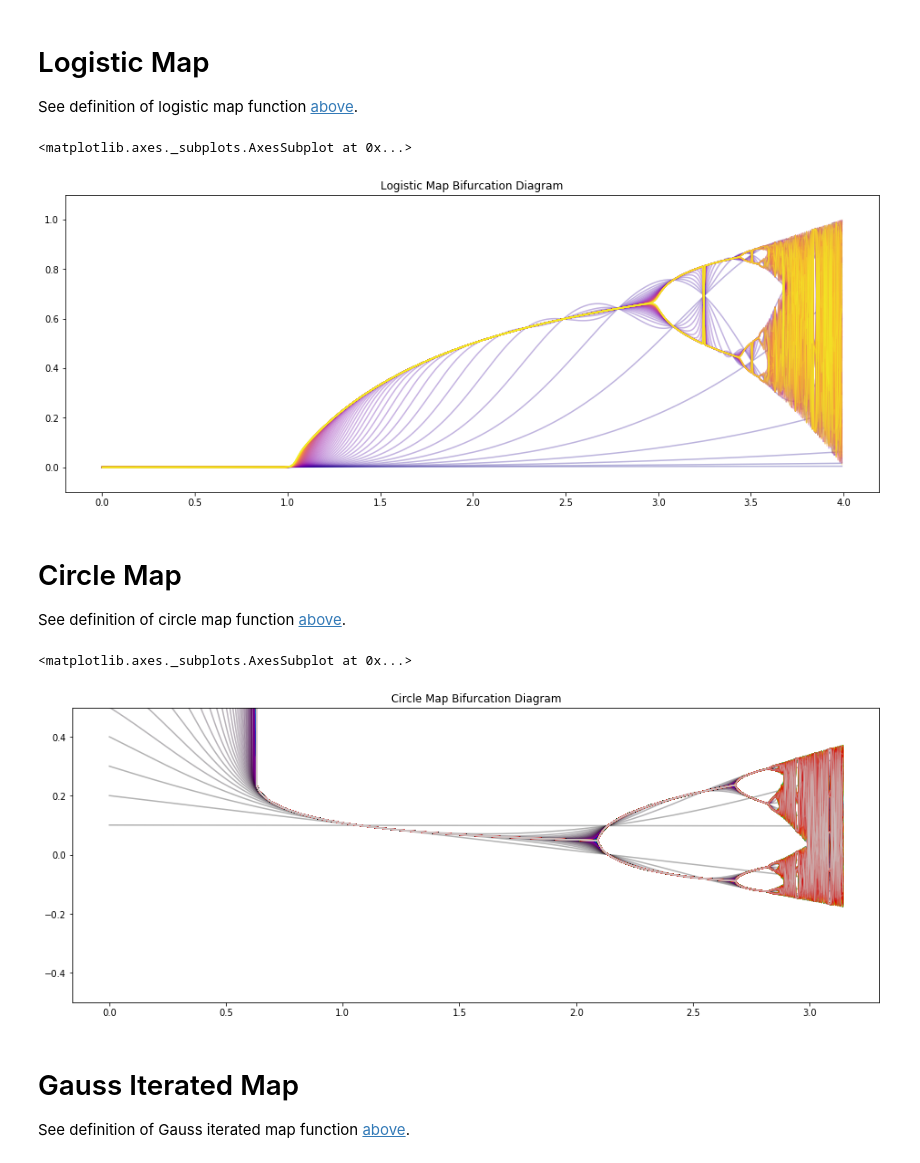
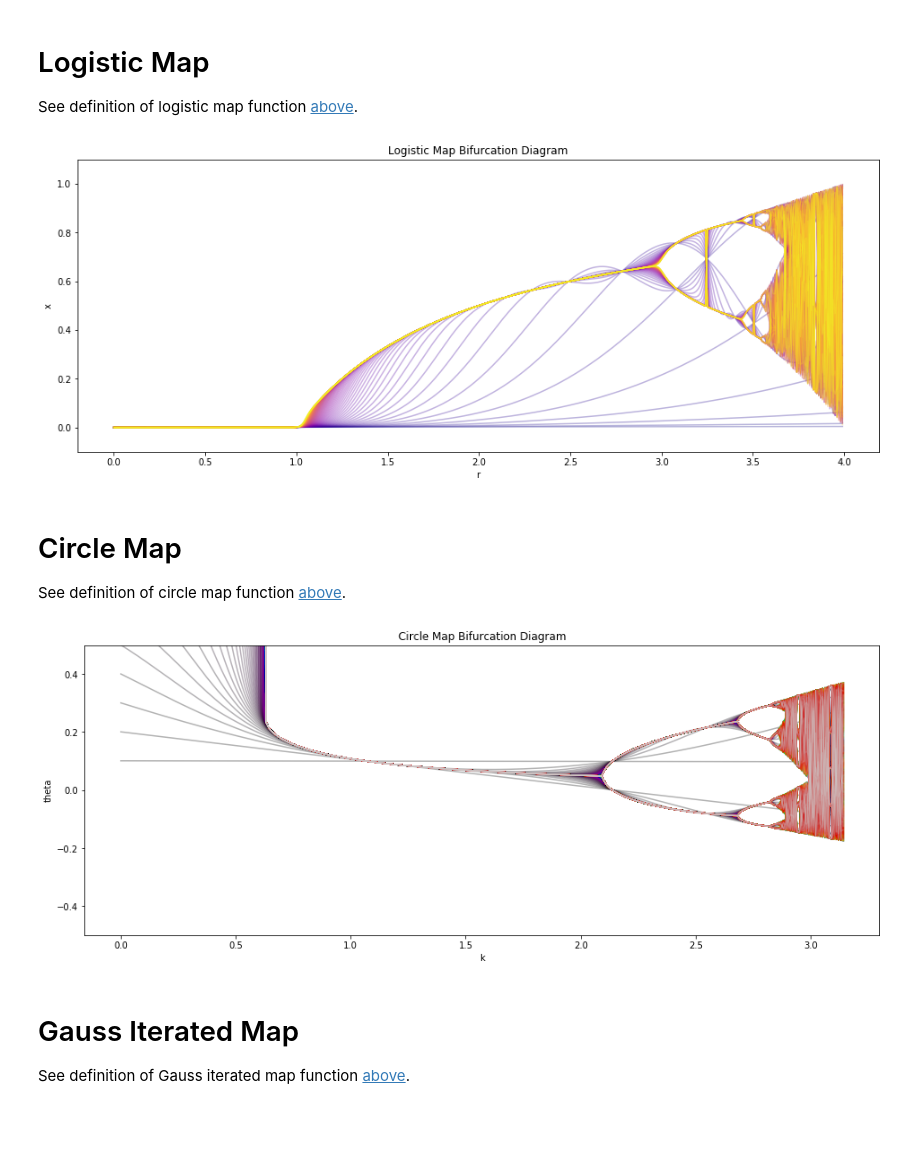
Before and after one commit to aiexplorations/nonlinear-dynamics, a Jupyter notebook: NLD.ipynb, the cells around one changed output. Cells and saved outputs as stored; diff of their text form; code cells hidden in the pictures; blank space fills up the shorter version.

```diff
--- a/NLD.ipynb
+++ b/NLD.ipynb
@@ -47,9 +47,11 @@ for r in rs:
 # %%
 logistic_map_values.T.plot(figsize = (16,6), ylim = (-0.1,1.1), legend = False, colormap=colors , alpha = 0.3,
                            title = "Logistic Map Bifurcation Diagram")
+plt.xlabel("r");
+plt.ylabel("x");
+plt.show()
 # %% [output]
-<matplotlib.axes._subplots.AxesSubplot at 0x...>
-[figure, old version]
+[figure, new version]
 # %% [markdown]
 # Circle Map
 
@@ -77,9 +79,10 @@ for k in ks:
 # %%
 circle_map_values.T.plot(figsize = (16,6), ylim = (-0.5,0.5), legend = False,  alpha = 0.3, colormap='nipy_spectral',
                          title = "Circle Map Bifurcation Diagram")
+plt.xlabel("k");
+plt.ylabel("theta");
 # %% [output]
-<matplotlib.axes._subplots.AxesSubplot at 0x...>
-[figure, old version]
+[figure, new version]
 # %% [markdown]
 # Gauss Iterated Map
 
```
Also changed, not shown: parts of 1 cell of this notebook.
